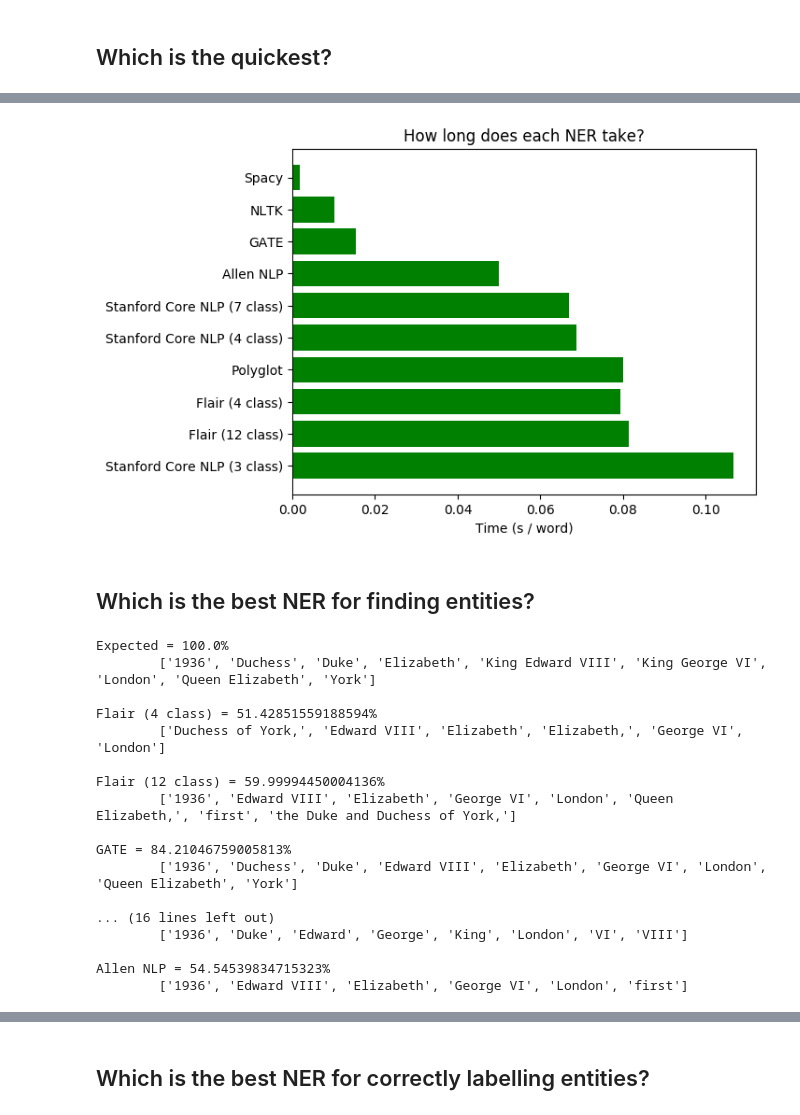
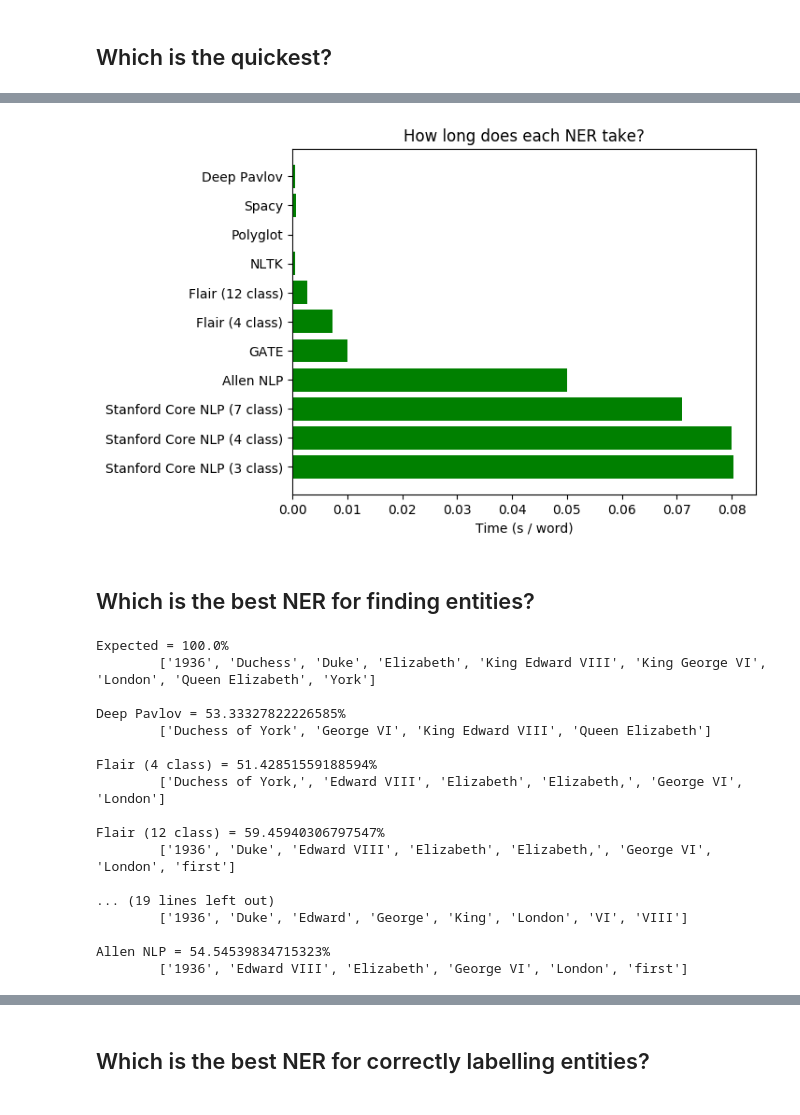
Before and after one commit to mohammedterry/NLP_for_ML, a Jupyter notebook: NER.ipynb, the cells around one changed output, grey strips where cells are left out. Drawn from its saved outputs; the diff is of its cells as text; code cells hidden in the pictures.

```diff
--- a/NER.ipynb
+++ b/NER.ipynb
@@ -432,6 +549,12 @@ test = {
 ## Which is the quickest?
 # %%
 import time
+
+dp_start = time.time()
+Y_deeppavlov = dp_ner(test["text"])
+dp_end = time.time()
+deeppavlov_time = dp_end - dp_start
+print(f"Deep Pavlov = {deeppavlov_time}s")
 
 flair_start = time.time()
 Y_flair4 = flair_4ner(test["text"])
@@ -506,27 +632,27 @@ Polyglot = 3.761240005493164s
 # %%
 %matplotlib inline
 
 import matplotlib.pyplot as plt
 import numpy as np
 
 plt.rcdefaults()
 fig, ax = plt.subplots()
 
 n_words = len(test["text"].split())
-ners = ('Spacy', 'NLTK',  'GATE',  'Allen NLP', 'Stanford Core NLP (7 class)', 'Stanford Core NLP (4 class)', 'Polyglot', 'Flair (4 class)', 'Flair (12 class)', 'Stanford Core NLP (3 class)')
-performance = [spacy_time/n_words, nltk_time/n_words, gate_time/n_words,  allen_time/n_words, stanford_time3/n_words, stanford_time2/n_words, poly_time/n_words, flair_time4/n_words, flair_time12/n_words, stanford_time1/n_words]
+ners = ('Deep Pavlov','Spacy', 'Polyglot', 'NLTK',  'Flair (12 class)', 'Flair (4 class)', 'GATE',  'Allen NLP', 'Stanford Core NLP (7 class)', 'Stanford Core NLP (4 class)', 'Stanford Core NLP (3 class)')
+performance = [deeppavlov_time/n_words, spacy_time/n_words, poly_time/n_words, nltk_time/n_words, flair_time12/n_words, flair_time4/n_words, gate_time/n_words,  allen_time/n_words, stanford_time3/n_words, stanford_time2/n_words, stanford_time1/n_words]
 y_pos = np.arange(len(ners))
 
 ax.barh(y_pos, performance, align='center', color='green', ecolor='black')
 ax.set_yticks(y_pos)
 ax.set_yticklabels(ners)
 ax.invert_yaxis()
 ax.set_xlabel('Time (s / word)')
 ax.set_title('How long does each NER take?')
 
 plt.show()
 # %% [output]
-[figure, old version]
+[figure, new version]
 # %% [markdown]
 ## Which is the best NER for finding entities?
 # %%
@@ -553,8 +679,11 @@ stanford_entities2 = {entity for entity,_ in Y_stanford2}
 stanford_entities3 = {entity for entity,_ in Y_stanford3}
 flair_entities4 = {entity for entity,_ in Y_flair4}
 flair_entities12 = {entity for entity,_ in Y_flair12}
+deeppavlov_entities = {entity for entity,_ in Y_deeppavlov}
 
 print(f"Expected = 100.0%\n\t{sorted(expected_entities)}\n")
+f1_deeppavlov = f1_score(expected_entities, deeppavlov_entities)
+print(f"Deep Pavlov = {f1_deeppavlov*100}%\n\t{sorted(deeppavlov_entities)}\n")
 f1_flair4 = f1_score(expected_entities, flair_entities4)
 print(f"Flair (4 class) = {f1_flair4*100}%\n\t{sorted(flair_entities4)}\n")
 f1_flair12 = f1_score(expected_entities, flair_entities12)
@@ -578,17 +707,17 @@ print(f"Allen NLP = {f1_allen*100}%\n\t{sorted(allen_entities)}\n")
 # %% [output]
 Expected = 100.0%
         ['1936', 'Duchess', 'Duke', 'Elizabeth', 'King Edward VIII', 'King George VI', 'London', 'Queen Elizabeth', 'York']
+
+Deep Pavlov = 53.33327822226585%
+        ['Duchess of York', 'George VI', 'King Edward VIII', 'Queen Elizabeth']
 
 Flair (4 class) = 51.42851559188594%
         ['Duchess of York,', 'Edward VIII', 'Elizabeth', 'Elizabeth,', 'George VI', 'London']
 
-Flair (12 class) = 59.99994450004136%
-        ['1936', 'Edward VIII', 'Elizabeth', 'George VI', 'London', 'Queen Elizabeth,', 'first', 'the Duke and Duchess of York,']
+Flair (12 class) = 59.45940306797547%
+        ['1936', 'Duke', 'Edward VIII', 'Elizabeth', 'Elizabeth,', 'George VI', 'London', 'first']
 
-GATE = 84.21046759005813%
-        ['1936', 'Duchess', 'Duke', 'Edward VIII', 'Elizabeth', 'George VI', 'London', 'Queen Elizabeth', 'York']
-
-... (16 lines left out)
+... (19 lines left out)
         ['1936', 'Duke', 'Edward', 'George', 'King', 'London', 'VI', 'VIII']
 
 Allen NLP = 54.54539834715323%
```
Also changed, not shown: parts of 37 cells of this notebook.
